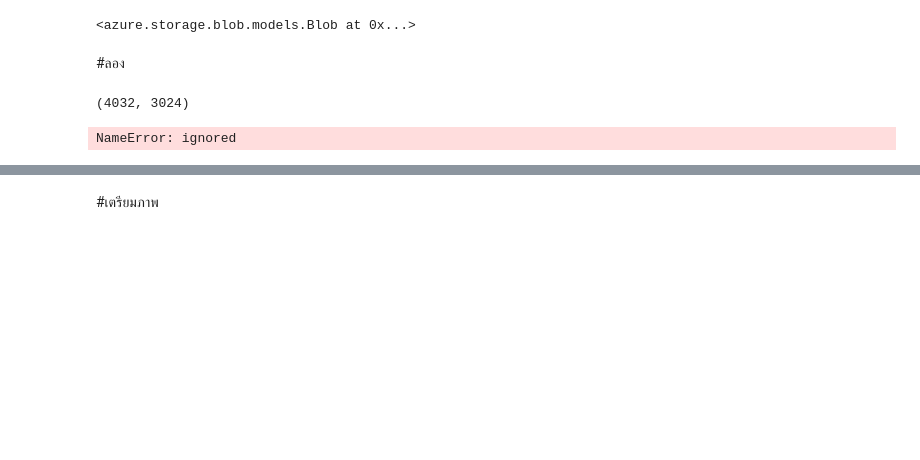
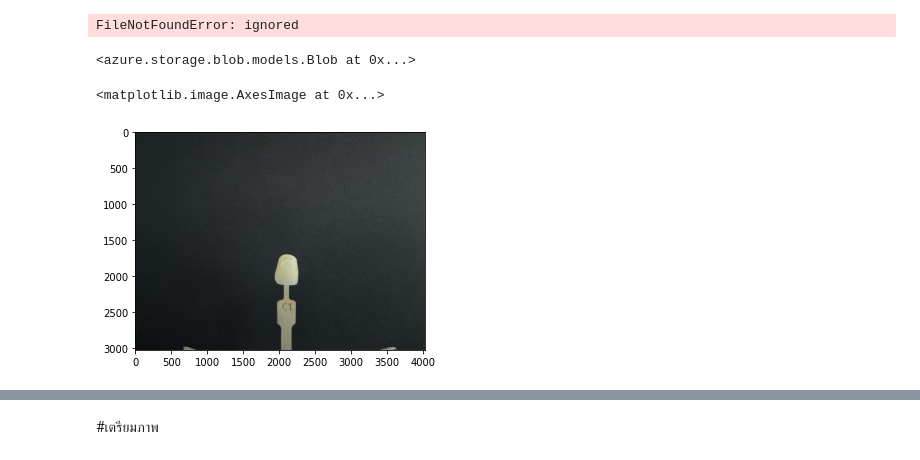
Before and after one commit to waraporn19/KKU_data_mining, a Jupyter notebook: Matching_color.ipynb, the cells around one changed output, grey strips where cells are left out. Saved outputs shown, nothing was run; the diff lists cells and outputs as text; code cells hidden in the pictures; blank space fills up the shorter version.

```diff
--- a/Matching_color.ipynb
+++ b/Matching_color.ipynb
@@ -26 +30,11 @@ img_8884 = 'FAB352D9-639D-46CB-BE0C-257E75DF55E8.png'
+# %%
+img_8884 = 'FAB352D9-639D-46CB-BE0C-257E75DF55E8.png'
+img_8934= '1B6FA143-F692-4676-93C6-19D185F0C3B3.png'
+img_8945='D8F49A44-3459-4460-AA70-64633EE671FC.png'
+img_8977='460FAD9C-8D22-476F-AF87-10E75D5B3C10.png'
+# %%
+full_path_to_file2 = os.path.join('img_8884','img_8934','img_8945','img_8977')
+blob_service_client.get_blob_to_path('shadeimg', full_path_to_file2, full_path_to_file2)
+# %% [output]
+FileNotFoundError: ignored
 # %%
@@ -28,9 +42,14 @@ full_path_to_file2 = os.path.join(img_8884)
 blob_service_client.get_blob_to_path('shadeimg', full_path_to_file2, full_path_to_file2)
 # %% [output]
 <azure.storage.blob.models.Blob at 0x...>
+# %%
+img= cv2.imread(img_8977)#อ่านรูป
+RGB_img = cv2.cvtColor(img, cv2.COLOR_BGR2RGB)#แปลง BGR เป็น RGB
+plt.imshow(RGB_img)#โชว์รูป
+# %% [output]
+<matplotlib.image.AxesImage at 0x...>
+[figure, added]
 # %%
 import cv2
 from matplotlib import pyplot as plt #การเรียกใช้คำสั่ง matplotlib เพื่อวาดกราฟ โดยแทนชื่อ matplotlib ด้วย plt
 import matplotlib
-# %% [markdown]
-#ลอง
@@ -49,12 +55,0 @@ cv2.destroyWindow
-# %%
-from PIL import Image
-
-im = Image.open('FAB352D9-639D-46CB-BE0C-257E75DF55E8.png') # Can be many different formats.
-pix = im.load()
-print(im.size)  # Get the width and hight of the image for iterating over
-print(pix[x,y])  # Get the RGBA Value of the a pixel of an image
-pix[x,y] = value  # Set the RGBA Value of the image (tuple)
-im.save('alive_parrot.png')  # Save the modified pixels as .png
-# %% [output]
-(4032, 3024)
-NameError: ignored
```
Also changed, not shown: parts of 18 cells of this notebook.
